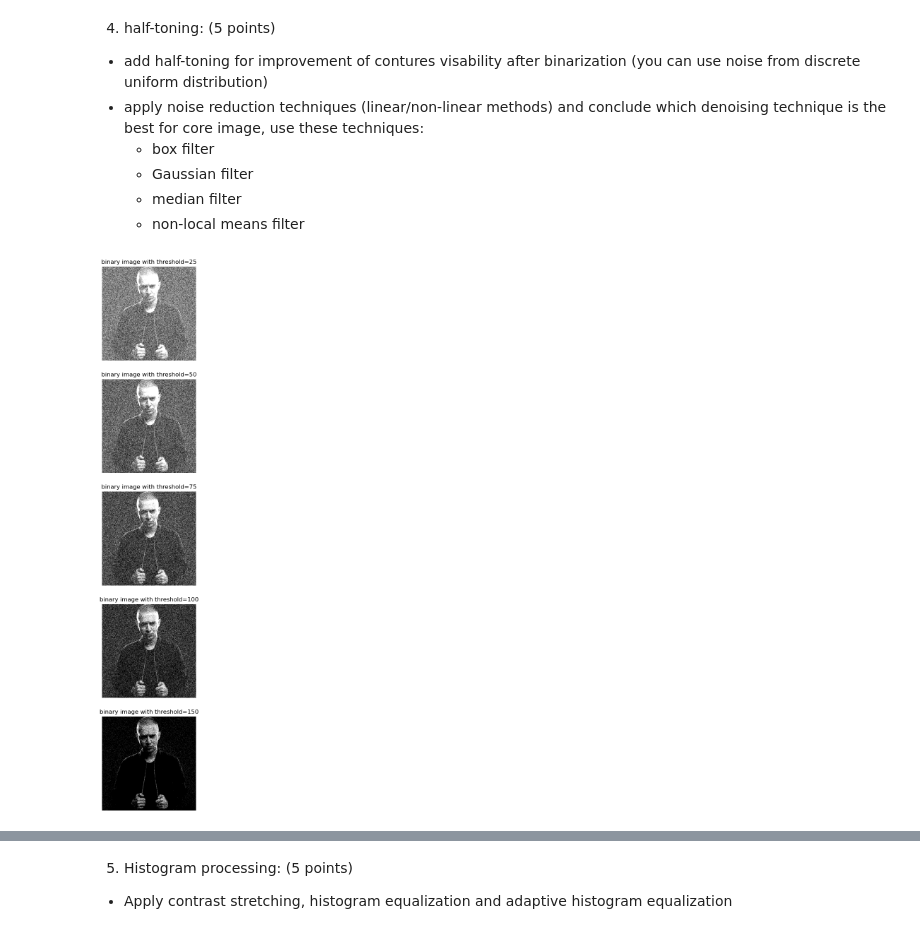
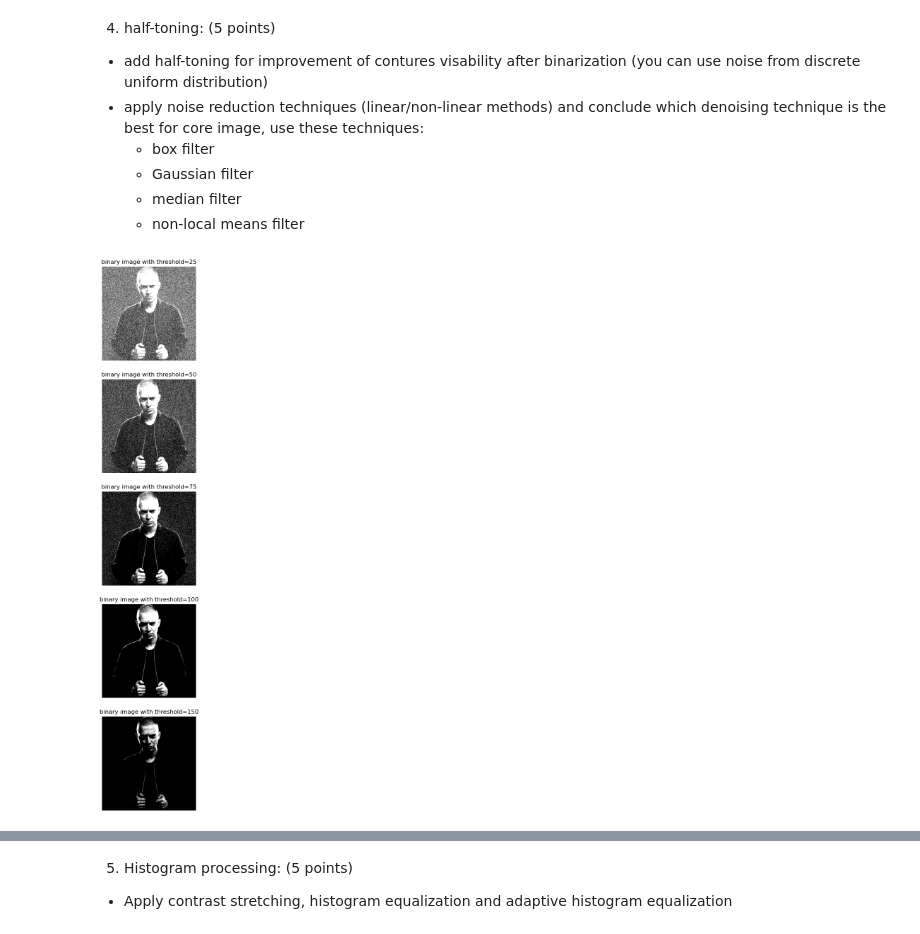
Before and after one commit to sherkidanil/Digital_Core_Processing_Course, a Jupyter notebook: HW1/HW1_Image_preprocessing-1.ipynb, the cells around one changed output, grey strips where cells are left out. Drawn from its saved outputs; the diff is of its cells as text; code cells hidden in the pictures.

Commit message:
HW1 editted: noise_level add

```diff
--- a/HW1/HW1_Image_preprocessing-1.ipynb
+++ b/HW1/HW1_Image_preprocessing-1.ipynb
@@ -95,12 +95,14 @@ thresholding(ths, image);
 # %%
 # your code here
 
-noisy_image = Image.fromarray(np.clip(image + np.random.randint(-128, 128,(image.height, image.width)),
+noise_level = 64 # default: 128
+
+noisy_image = Image.fromarray(np.clip(image + np.random.randint(-noise_level, noise_level,(image.height, image.width)),
                                       0, 255).astype(np.uint8))
 
 noisy_images = thresholding(ths, noisy_image);
 # %% [output]
-[figure, old version]
+[figure, new version]
 # %%
 ## box
 def box_filter(image: np.array, wsize: int = 3):
```
Also changed, not shown: parts of 1 cell of this notebook.
